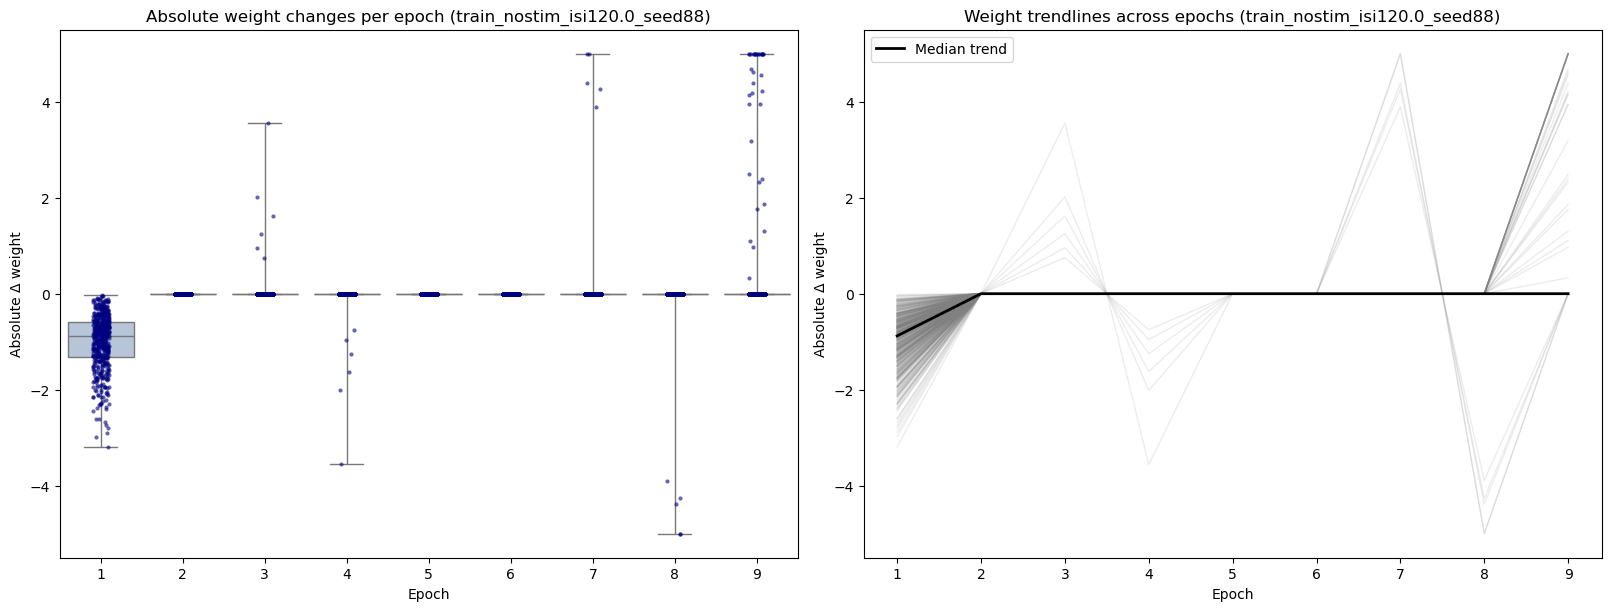
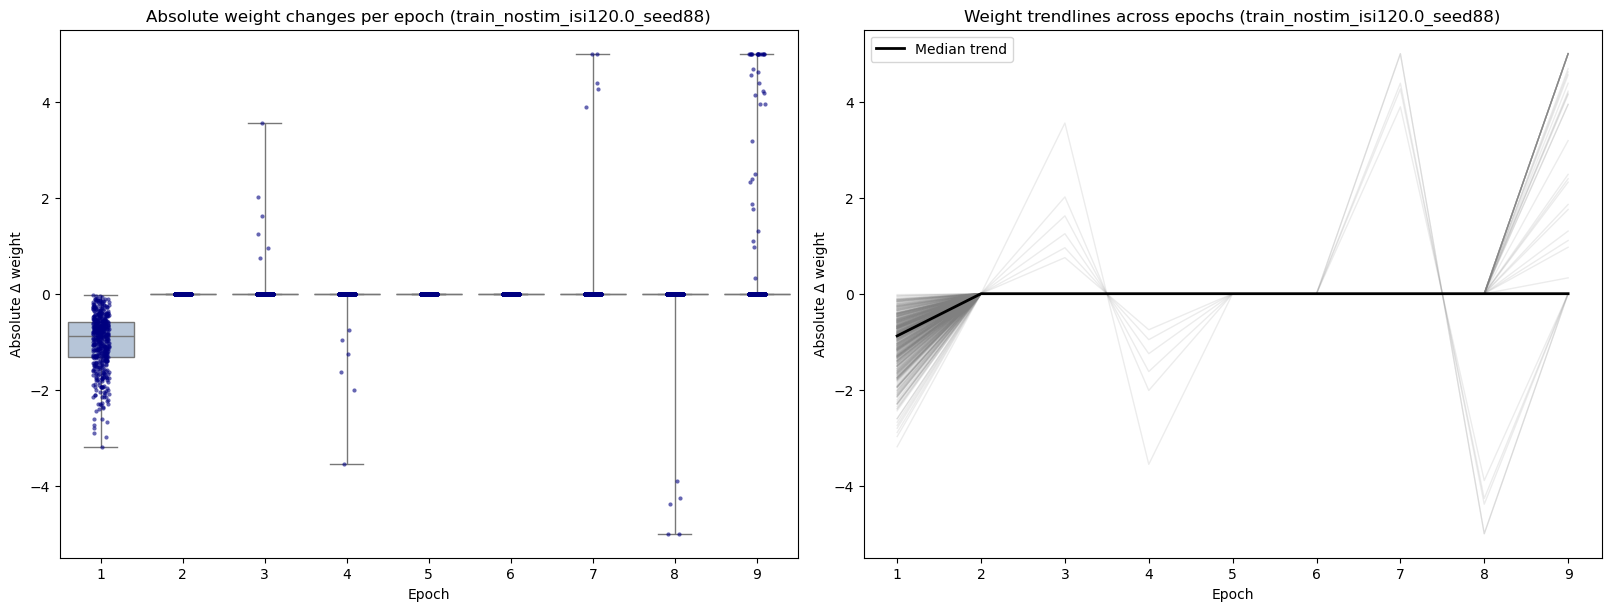
Unified diff of the notebook cell whose output changed from the first chart to the second:
--- before
+++ after
@@ -1,15 +1,9 @@
 # Load baseline run datasets
-datasets = [
-    r'C:\Users\HP\ModellingProjects\Olivocerebellar-circuit\results\stim_experiments_nostim_06-11_12;57;34\train_nostim_isi120.0_seed88.npz',
-    r'C:\Users\HP\ModellingProjects\Olivocerebellar-circuit\results\stim_experiments_nostim_06-11_12;57;58\train_nostim_isi120.0_seed89.npz',
-    r'C:\Users\HP\ModellingProjects\Olivocerebellar-circuit\results\stim_experiments_nostim_06-11_12;58;23\train_nostim_isi120.0_seed90.npz',
-    r'C:\Users\HP\ModellingProjects\Olivocerebellar-circuit\results\stim_experiments_nostim_06-11_12;58;48\train_nostim_isi120.0_seed91.npz',
-]
-
+datapaths = [job["run_path"] for job in jobs]
 chunk_size = 1000  # ms
 
 all_rows = []
 
-for dataset in datasets:
+for dataset in datapaths:
     label = Path(dataset).stem
     with np.load(dataset, allow_pickle=True) as npz:
@@ -117,5 +111,5 @@
 window = 500 # ms
 convergence_rows = []
-for dataset in datasets:
+for dataset in datapaths:
     label = Path(dataset).stem
     with np.load(dataset, allow_pickle=True) as npz:
@@ -145,6 +139,6 @@
     
     # Plot individual weight trajectories (faintly)
-    for (label, weight_idx), group in convergence_df.groupby(['dataset', 'weight_idx']):
-        plt.plot(group['time_ms'], group['weight'], alpha=0.01, color='gray')
+    # for (label, weight_idx), group in convergence_df.groupby(['dataset', 'weight_idx']):
+        # plt.plot(group['time_ms'], group['weight'], alpha=0.01, color='gray')
 
     # Interpolate all individual weight trajectories to a common 1-ms grid

Commit: Command and path generators